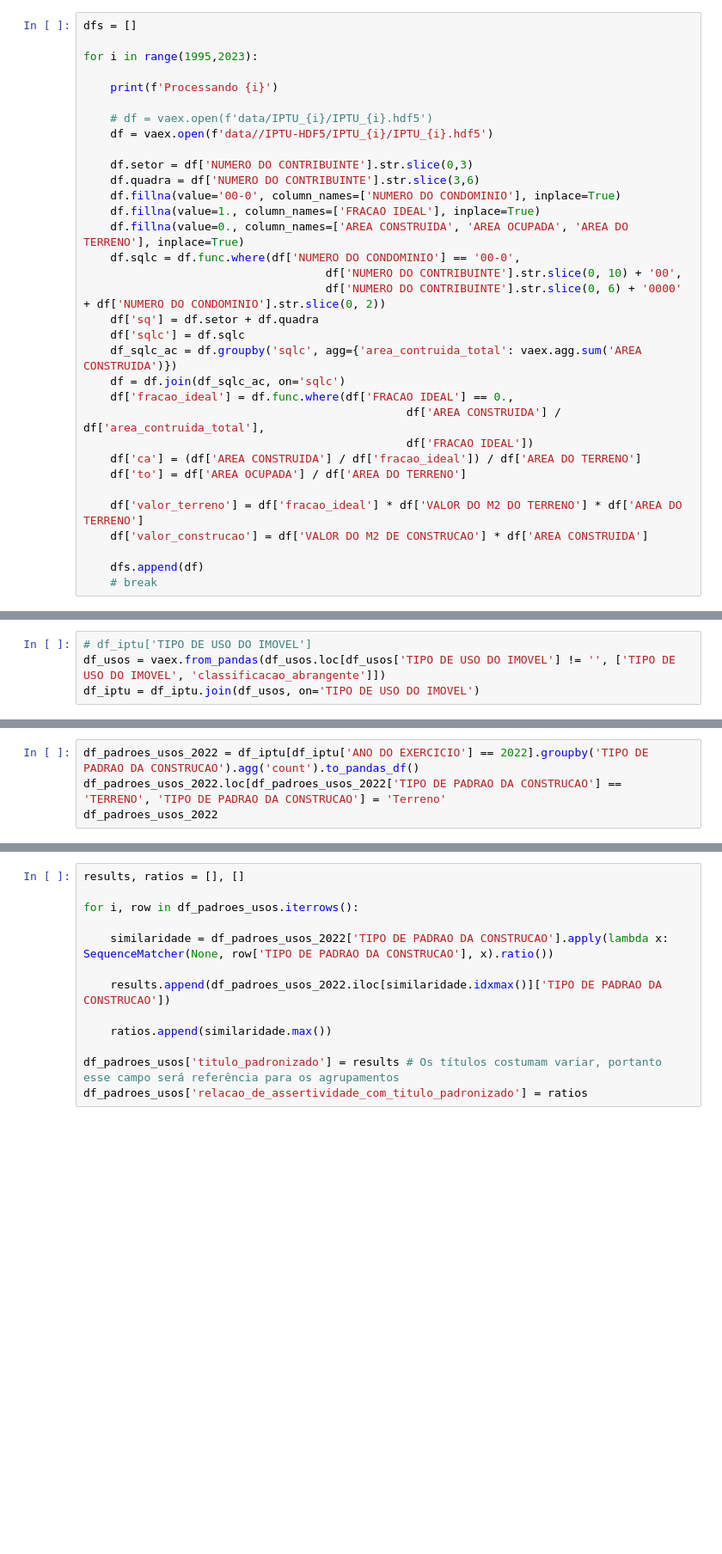
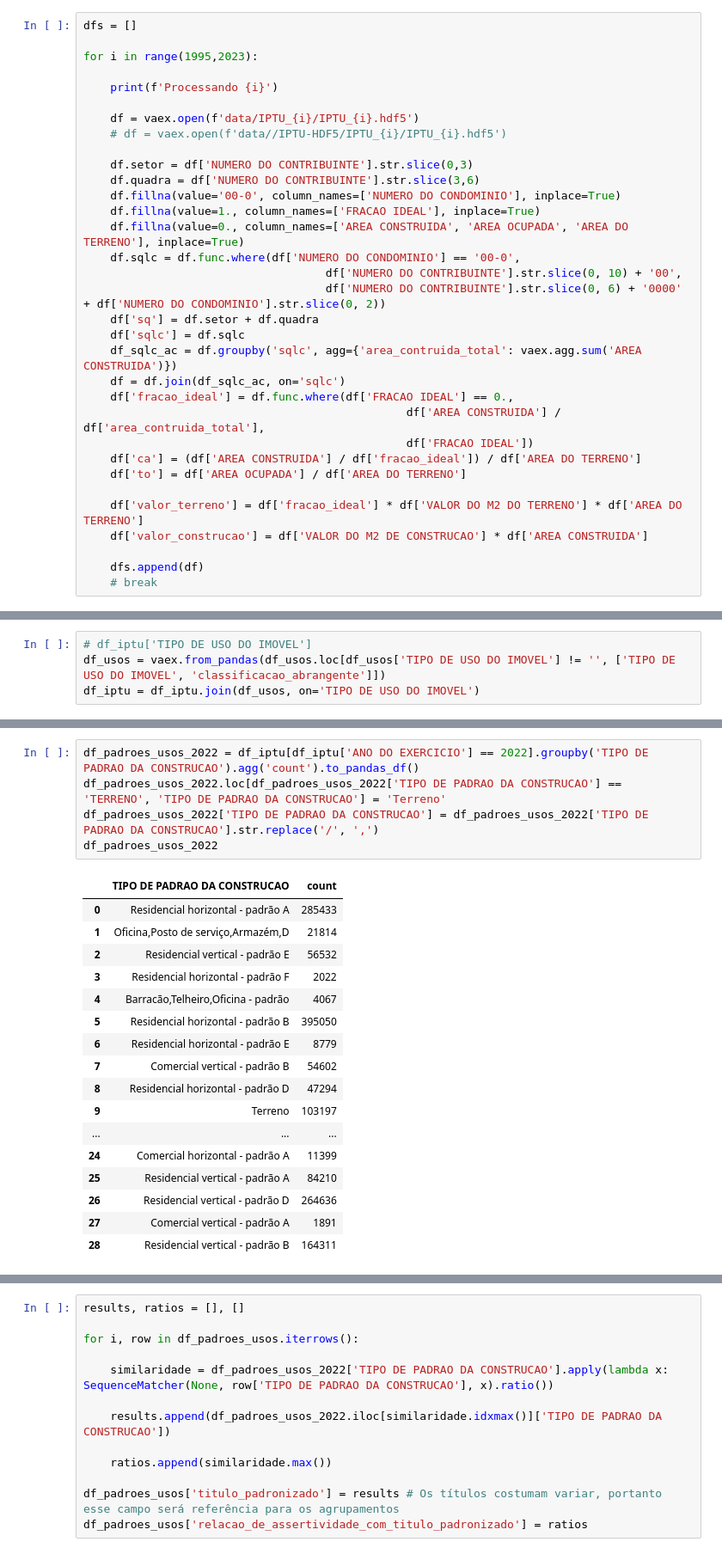
Before and after one commit to cem-usp/dash-iptu, a Jupyter notebook: 01 - Preparando dados do IPTU de 2022.ipynb, the cells around one changed output, grey strips where cells are left out. Shown at 86% size. Drawn from its saved outputs; the diff is of its cells as text; blank space fills up the shorter version.

```diff
--- a/01 - Preparando dados do IPTU de 2022.ipynb
+++ b/01 - Preparando dados do IPTU de 2022.ipynb
@@ -65,8 +103,8 @@ for i in range(1995,2023):
 
     print(f'Processando {i}')
 
-    # df = vaex.open(f'data/IPTU_{i}/IPTU_{i}.hdf5')
-    df = vaex.open(f'data//IPTU-HDF5/IPTU_{i}/IPTU_{i}.hdf5')
+    df = vaex.open(f'data/IPTU_{i}/IPTU_{i}.hdf5')
+    # df = vaex.open(f'data//IPTU-HDF5/IPTU_{i}/IPTU_{i}.hdf5')
 
     df.setor = df['NUMERO DO CONTRIBUINTE'].str.slice(0,3)
     df.quadra = df['NUMERO DO CONTRIBUINTE'].str.slice(3,6)
@@ -169,7 +311,26 @@ df_iptu.shape
 # %%
 df_padroes_usos_2022 = df_iptu[df_iptu['ANO DO EXERCICIO'] == 2022].groupby('TIPO DE PADRAO DA CONSTRUCAO').agg('count').to_pandas_df()
 df_padroes_usos_2022.loc[df_padroes_usos_2022['TIPO DE PADRAO DA CONSTRUCAO'] == 'TERRENO', 'TIPO DE PADRAO DA CONSTRUCAO'] = 'Terreno'
+df_padroes_usos_2022['TIPO DE PADRAO DA CONSTRUCAO'] = df_padroes_usos_2022['TIPO DE PADRAO DA CONSTRUCAO'].str.replace('/', ',')
 df_padroes_usos_2022
+# %% [output]
+|  | TIPO DE PADRAO DA CONSTRUCAO | count |
+| 0 | Residencial horizontal - padrão A | 285433 |
+| 1 | Oficina,Posto de serviço,Armazém,D | 21814 |
+| 2 | Residencial vertical - padrão E | 56532 |
+| 3 | Residencial horizontal - padrão F | 2022 |
+| 4 | Barracão,Telheiro,Oficina - padrão | 4067 |
+| 5 | Residencial horizontal - padrão B | 395050 |
+| 6 | Residencial horizontal - padrão E | 8779 |
+| 7 | Comercial vertical - padrão B | 54602 |
+| 8 | Residencial horizontal - padrão D | 47294 |
+| 9 | Terreno | 103197 |
+| ... | ... | ... |
+| 24 | Comercial horizontal - padrão A | 11399 |
+| 25 | Residencial vertical - padrão A | 84210 |
+| 26 | Residencial vertical - padrão D | 264636 |
+| 27 | Comercial vertical - padrão A | 1891 |
+| 28 | Residencial vertical - padrão B | 164311 |
 # %%
 df_padroes_usos = df_iptu.groupby('TIPO DE PADRAO DA CONSTRUCAO').agg('count').to_pandas_df()
 df_padroes_usos.fillna('', inplace=True)
```
Also changed, not shown: parts of 35 cells of this notebook, 7 other files.
